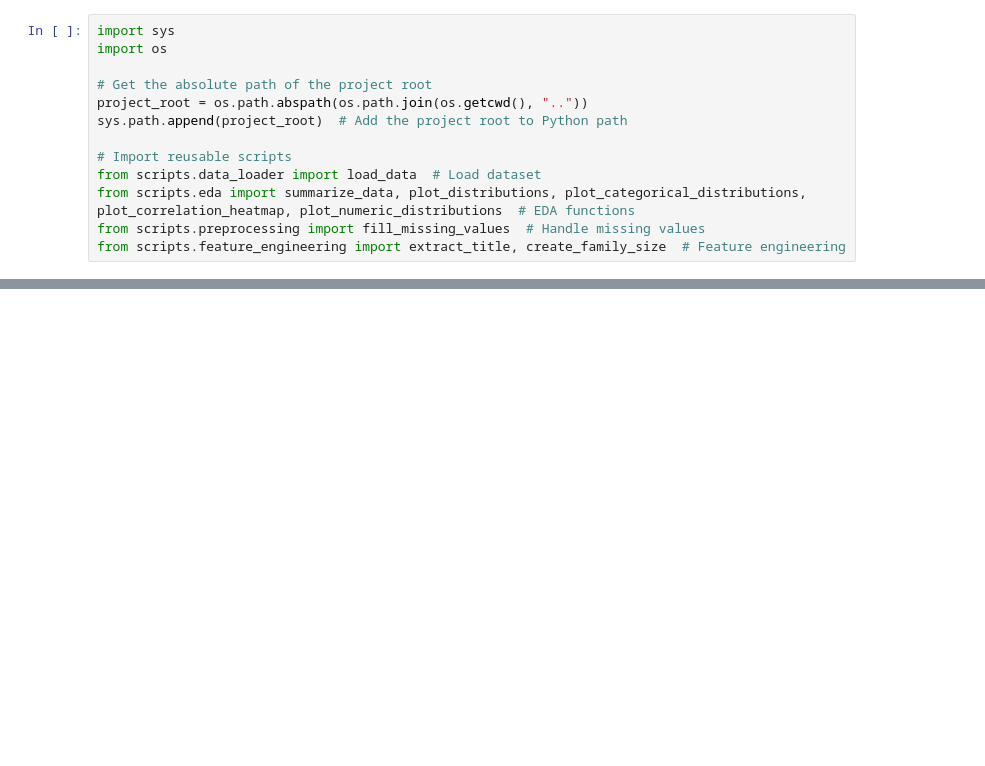
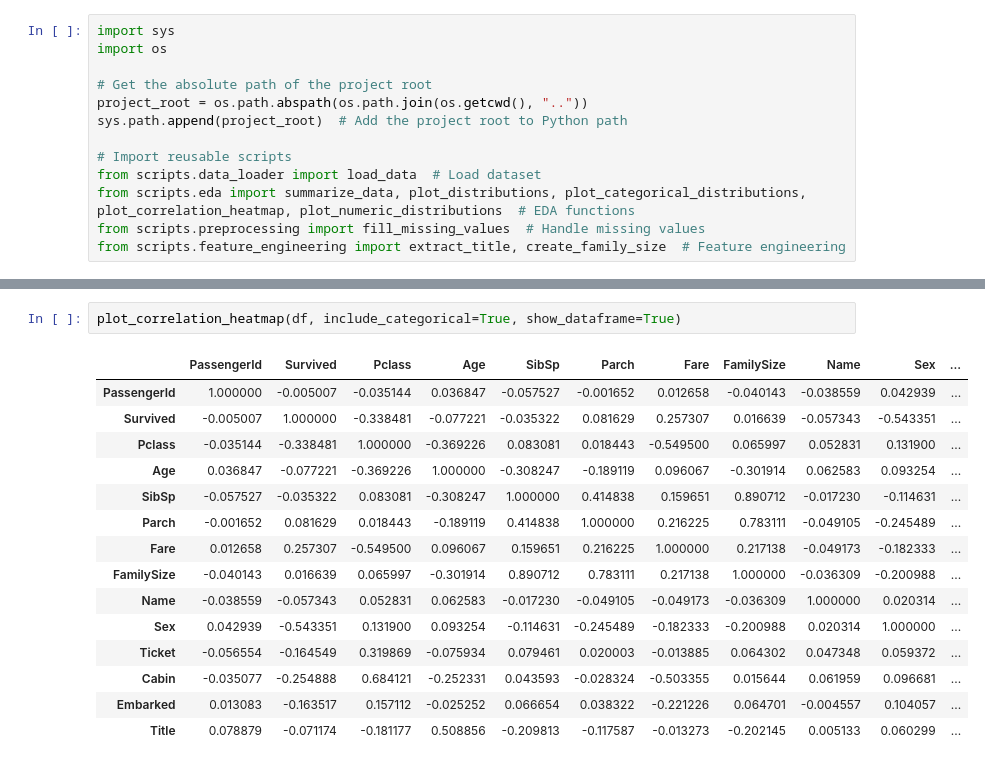
Before and after one commit to ilanrosc/titanic-kaggle-competition, a Jupyter notebook: notebooks/1_EDA.ipynb, the cells around one changed output, grey strips where cells are left out. Drawn from its saved outputs; the diff is of its cells as text; blank space fills up the shorter version.

```diff
--- a/notebooks/1_EDA.ipynb
+++ b/notebooks/1_EDA.ipynb
@@ -97 +83,19 @@ plot_categorical_distributions(df, selected_columns=["Sex", "Embarked", "Title",
+# %%
+plot_correlation_heatmap(df, include_categorical=True, show_dataframe=True)
+# %% [output]
+|  | PassengerId | Survived | Pclass | Age | SibSp | Parch | Fare | FamilySize | Name | Sex | ... |
+| PassengerId | 1.000000 | -0.005007 | -0.035144 | 0.036847 | -0.057527 | -0.001652 | 0.012658 | -0.040143 | -0.038559 | 0.042939 | ... |
+| Survived | -0.005007 | 1.000000 | -0.338481 | -0.077221 | -0.035322 | 0.081629 | 0.257307 | 0.016639 | -0.057343 | -0.543351 | ... |
+| Pclass | -0.035144 | -0.338481 | 1.000000 | -0.369226 | 0.083081 | 0.018443 | -0.549500 | 0.065997 | 0.052831 | 0.131900 | ... |
+| Age | 0.036847 | -0.077221 | -0.369226 | 1.000000 | -0.308247 | -0.189119 | 0.096067 | -0.301914 | 0.062583 | 0.093254 | ... |
+| SibSp | -0.057527 | -0.035322 | 0.083081 | -0.308247 | 1.000000 | 0.414838 | 0.159651 | 0.890712 | -0.017230 | -0.114631 | ... |
+| Parch | -0.001652 | 0.081629 | 0.018443 | -0.189119 | 0.414838 | 1.000000 | 0.216225 | 0.783111 | -0.049105 | -0.245489 | ... |
+| Fare | 0.012658 | 0.257307 | -0.549500 | 0.096067 | 0.159651 | 0.216225 | 1.000000 | 0.217138 | -0.049173 | -0.182333 | ... |
+| FamilySize | -0.040143 | 0.016639 | 0.065997 | -0.301914 | 0.890712 | 0.783111 | 0.217138 | 1.000000 | -0.036309 | -0.200988 | ... |
+| Name | -0.038559 | -0.057343 | 0.052831 | 0.062583 | -0.017230 | -0.049105 | -0.049173 | -0.036309 | 1.000000 | 0.020314 | ... |
+| Sex | 0.042939 | -0.543351 | 0.131900 | 0.093254 | -0.114631 | -0.245489 | -0.182333 | -0.200988 | 0.020314 | 1.000000 | ... |
+| Ticket | -0.056554 | -0.164549 | 0.319869 | -0.075934 | 0.079461 | 0.020003 | -0.013885 | 0.064302 | 0.047348 | 0.059372 | ... |
+| Cabin | -0.035077 | -0.254888 | 0.684121 | -0.252331 | 0.043593 | -0.028324 | -0.503355 | 0.015644 | 0.061959 | 0.096681 | ... |
+| Embarked | 0.013083 | -0.163517 | 0.157112 | -0.025252 | 0.066654 | 0.038322 | -0.221226 | 0.064701 | -0.004557 | 0.104057 | ... |
+| Title | 0.078879 | -0.071174 | -0.181177 | 0.508856 | -0.209813 | -0.117587 | -0.013273 | -0.202145 | 0.005133 | 0.060299 | ... |
 # %%
```
Also changed, not shown: parts of 17 cells of this notebook, 1 other file.
